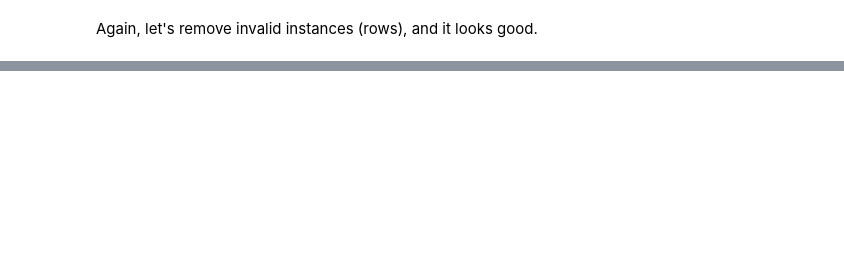
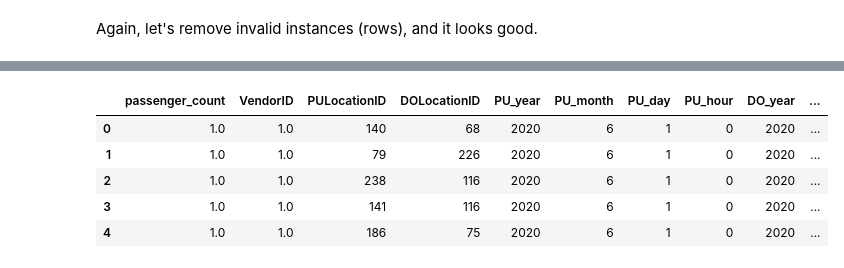
Before and after one commit to choiw-public/BigData-NYC-taxi-fare-prediction, a Jupyter notebook: NYC_taxi_fare_prediction.ipynb, the cells around one changed output, grey strips where cells are left out. Saved outputs shown, nothing was run; the diff lists cells and outputs as text; code cells hidden in the pictures; blank space fills up the shorter version.

```diff
--- a/NYC_taxi_fare_prediction.ipynb
+++ b/NYC_taxi_fare_prediction.ipynb
@@ -95,0 +137,10 @@ ax = sb.regplot(x="trip_distance", y='fare_amount', fit_reg=False, ci=None, trun
+# %%
+fare_model_input_cols = ['tpep_pickup_datetime', 'tpep_dropoff_datetime','passenger_count','VendorID','PULocationID','DOLocationID']
+fare_model_output_cols = ['fare_amount','tolls_amount']
+tip_model_input_cols = ['tpep_pickup_datetime', 'tpep_dropoff_datetime','passenger_count','VendorID','PULocationID','DOLocationID']
+tip_model_output_cols = ['tip_amount']
+
+fare_model_input_data = clean_data[fare_model_input_cols]
+fare_model_output_data = clean_data[fare_model_output_cols]
+tip_model_input_data = clean_data[clean_data['tip_amount'] > 0][tip_model_input_cols]
+tip_model_output_data = clean_data[clean_data['tip_amount'] > 0][tip_model_output_cols]
@@ -95,0 +149,28 @@ ax = sb.regplot(x="trip_distance", y='fare_amount', fit_reg=False, ci=None, trun
+# %%
+fare_model_input_data['tpep_pickup_datetime'] = pd.to_datetime(fare_model_input_data['tpep_pickup_datetime'])
+fare_model_input_data['PU_year'] = fare_model_input_data['tpep_pickup_datetime'].dt.year
+fare_model_input_data['PU_month'] = fare_model_input_data['tpep_pickup_datetime'].dt.month
+fare_model_input_data['PU_day'] = fare_model_input_data['tpep_pickup_datetime'].dt.day
+fare_model_input_data['PU_hour'] = fare_model_input_data['tpep_pickup_datetime'].dt.hour
+del fare_model_input_data['tpep_pickup_datetime']
+fare_model_input_data['tpep_dropoff_datetime'] = pd.to_datetime(fare_model_input_data['tpep_dropoff_datetime'])
+fare_model_input_data['DO_year'] = fare_model_input_data['tpep_dropoff_datetime'].dt.year
+fare_model_input_data['DO_month'] = fare_model_input_data['tpep_dropoff_datetime'].dt.month
+fare_model_input_data['DO_day'] = fare_model_input_data['tpep_dropoff_datetime'].dt.day
+fare_model_input_data['DO_hour'] = fare_model_input_data['tpep_dropoff_datetime'].dt.hour
+del fare_model_input_data['tpep_dropoff_datetime']
+
+
+tip_model_input_data['tpep_pickup_datetime'] = pd.to_datetime(tip_model_input_data['tpep_pickup_datetime'])
+tip_model_input_data['PU_year'] = tip_model_input_data['tpep_pickup_datetime'].dt.year
+tip_model_input_data['PU_month'] = tip_model_input_data['tpep_pickup_datetime'].dt.month
+tip_model_input_data['PU_day'] = tip_model_input_data['tpep_pickup_datetime'].dt.day
+tip_model_input_data['PU_hour'] = tip_model_input_data['tpep_pickup_datetime'].dt.hour
+del tip_model_input_data['tpep_pickup_datetime']
+
+tip_model_input_data['tpep_dropoff_datetime'] = pd.to_datetime(tip_model_input_data['tpep_dropoff_datetime'])
+tip_model_input_data['DO_year'] = tip_model_input_data['tpep_dropoff_datetime'].dt.year
+tip_model_input_data['DO_month'] = tip_model_input_data['tpep_dropoff_datetime'].dt.month
+tip_model_input_data['DO_day'] = tip_model_input_data['tpep_dropoff_datetime'].dt.day
+tip_model_input_data['DO_hour'] = tip_model_input_data['tpep_dropoff_datetime'].dt.hour
+del tip_model_input_data['tpep_dropoff_datetime']
@@ -95,0 +195,9 @@ ax = sb.regplot(x="trip_distance", y='fare_amount', fit_reg=False, ci=None, trun
+# %%
+fare_model_input_data.head()
+# %% [output]
+|  | passenger_count | VendorID | PULocationID | DOLocationID | PU_year | PU_month | PU_day | PU_hour | DO_year | ... |
+| 0 | 1.0 | 1.0 | 140 | 68 | 2020 | 6 | 1 | 0 | 2020 | ... |
+| 1 | 1.0 | 1.0 | 79 | 226 | 2020 | 6 | 1 | 0 | 2020 | ... |
+| 2 | 1.0 | 1.0 | 238 | 116 | 2020 | 6 | 1 | 0 | 2020 | ... |
+| 3 | 1.0 | 1.0 | 141 | 116 | 2020 | 6 | 1 | 0 | 2020 | ... |
+| 4 | 1.0 | 1.0 | 186 | 75 | 2020 | 6 | 1 | 0 | 2020 | ... |
```
Also changed, not shown: parts of 9 cells of this notebook.
